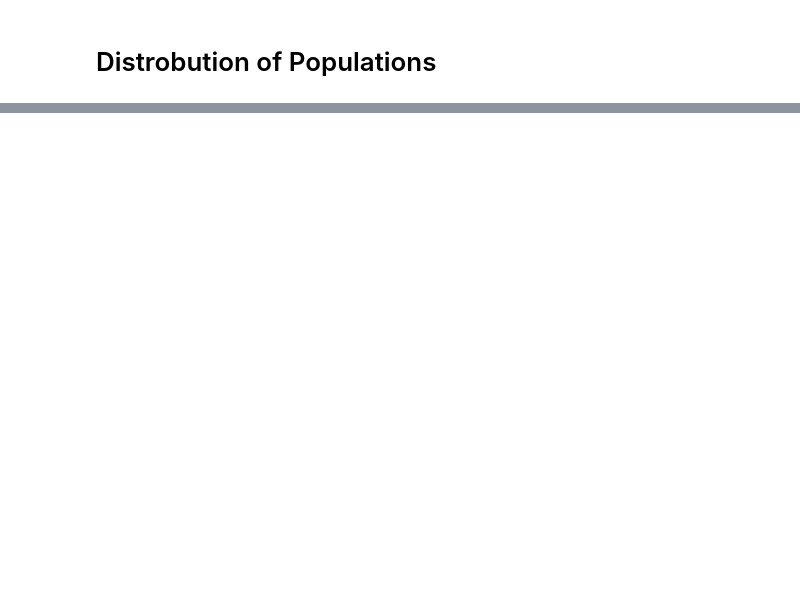
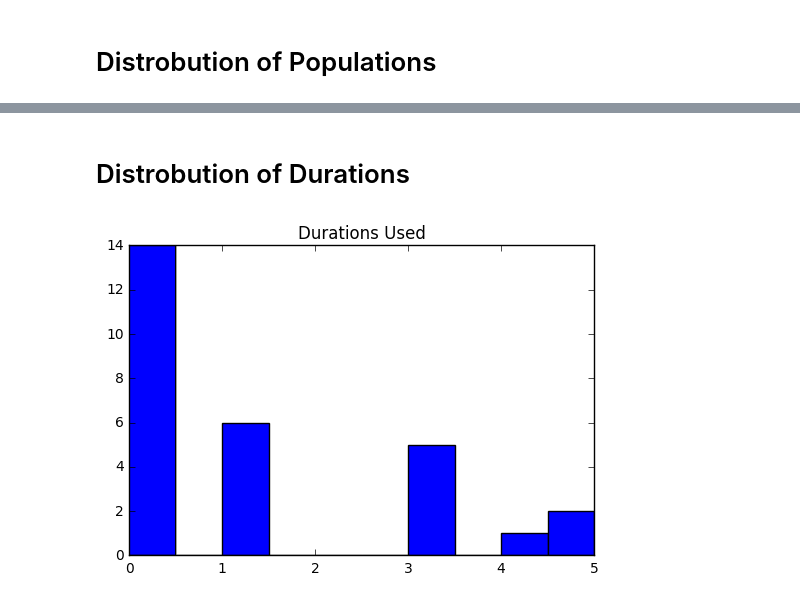
Before and after one commit to arthurlockman/plonky, a Jupyter notebook: saves/analysis.ipynb, the cells around one changed output, grey strips where cells are left out. Saved outputs shown, nothing was run; the diff lists cells and outputs as text; code cells hidden in the pictures; blank space fills up the shorter version.

```diff
--- a/saves/analysis.ipynb
+++ b/saves/analysis.ipynb
@@ -24,0 +47,31 @@ pop_hist('measures.np', 'Measures')
+# %% [markdown]
+# Distrobution of Durations
+# %%
+def duration_hist(filename, title):
+    pop_f = open(filename,'r')
+    pop = [l.strip('\n') for l in pop_f.readlines()]
+#     print(*pop, sep='\n')
+    durations = []
+    note_on = False
+    duration = -1
+    for genome in pop:
+        for g_s in genome.split(' ')[:-1]:
+            g_i = int(g_s)
+            if g_i == 0:
+                if duration != -1:
+                    durations.append(duration)
+                note_on = False
+                duration = 0
+            elif 1 < g_i < 15:
+                note_on = True
+            elif note_on and g_i == 15:
+                duration += 1
+
+    plt.title(title)
+    plt.hist(durations)
+    plt.show()
+
+
+duration_hist('measures.np', 'Durations Used')
+# %% [output]
+[figure, added]
```
Also changed, not shown: parts of 3 cells of this notebook, 6 other files.
